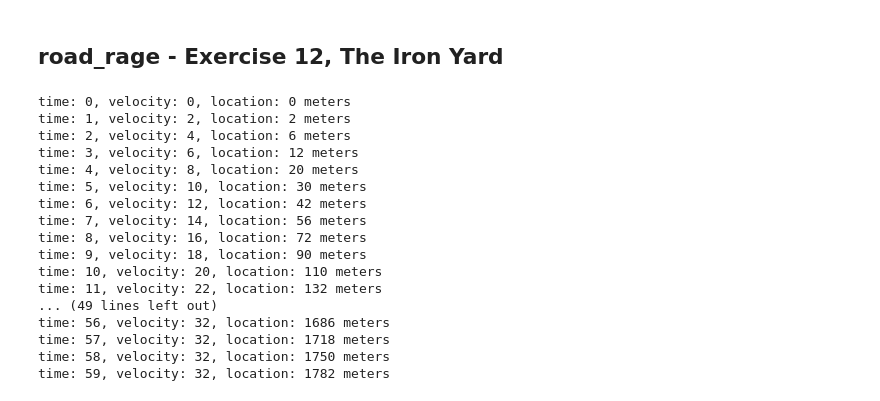
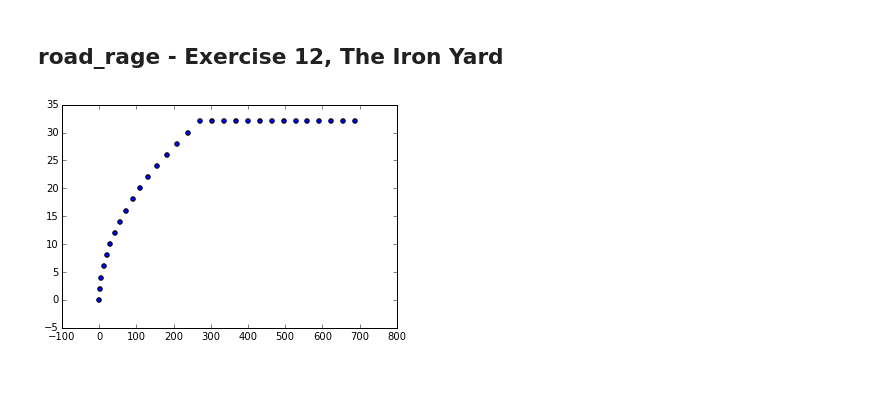
Before and after one commit to BobAmand/road-rage, a Jupyter notebook: road_rage.ipynb, the cells around one changed output. Drawn from its saved outputs; the diff is of its cells as text; code cells hidden in the pictures.

```diff
--- a/road_rage.ipynb
+++ b/road_rage.ipynb
@@ -66,24 +66,8 @@ class Car:
-# %%
-mustang = Car()
-mustang.accelerate()
-# %% [output]
-time: 0, velocity: 0, location: 0 meters
-time: 1, velocity: 2, location: 2 meters
-time: 2, velocity: 4, location: 6 meters
-time: 3, velocity: 6, location: 12 meters
-time: 4, velocity: 8, location: 20 meters
-time: 5, velocity: 10, location: 30 meters
-time: 6, velocity: 12, location: 42 meters
-time: 7, velocity: 14, location: 56 meters
-time: 8, velocity: 16, location: 72 meters
-time: 9, velocity: 18, location: 90 meters
-time: 10, velocity: 20, location: 110 meters
-time: 11, velocity: 22, location: 132 meters
-... (49 lines left out)
-time: 56, velocity: 32, location: 1686 meters
-time: 57, velocity: 32, location: 1718 meters
-time: 58, velocity: 32, location: 1750 meters
-time: 59, velocity: 32, location: 1782 meters
+# %%
+one = Road(1)
+one.accelerate()
+# %% [output]
+[figure, added]
 # %%
 # get your data in an np.array, make sure the type is float32 using .astype('float32')
 
```
Also changed, not shown: parts of 2 cells of this notebook.
